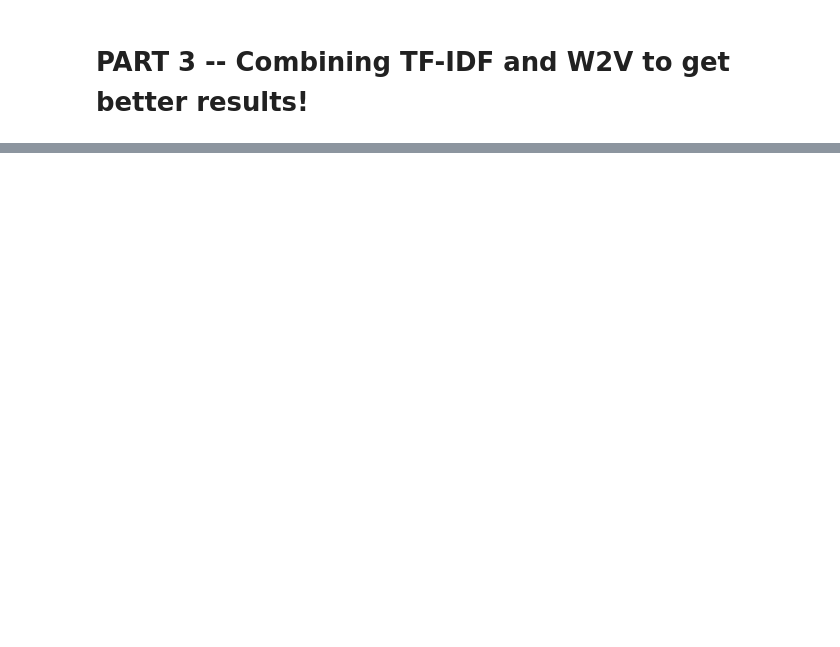
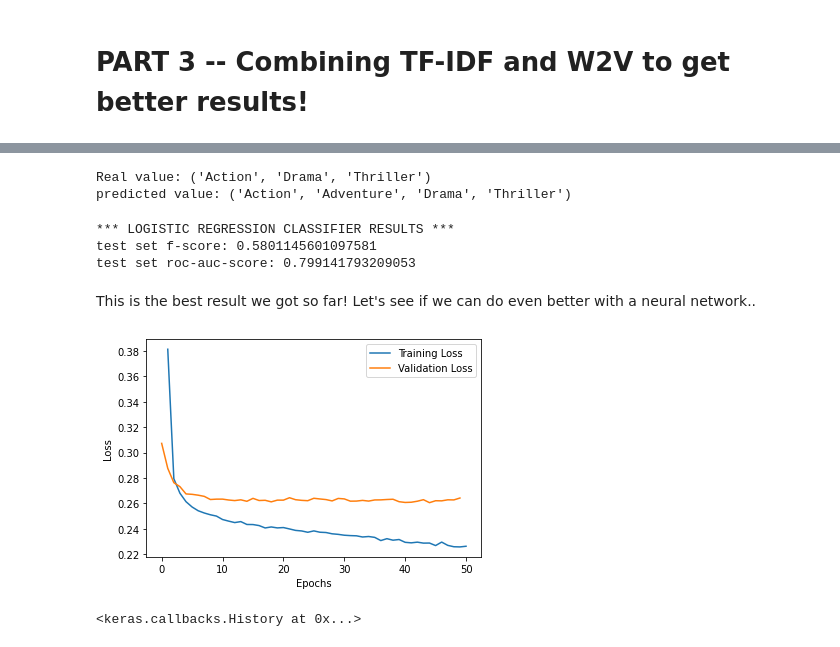
Before and after one commit to arya-araban/Computation-Intelligence-Projects, a Jupyter notebook: project2/Computation_Intelligence_project2_9612762832.ipynb, the cells around one changed output, grey strips where cells are left out. Saved outputs shown, nothing was run; the diff lists cells and outputs as text; code cells hidden in the pictures; blank space fills up the shorter version.

```diff
--- a/project2/Computation_Intelligence_project2_9612762832.ipynb
+++ b/project2/Computation_Intelligence_project2_9612762832.ipynb
@@ -520,0 +560,3 @@ KeyboardInterrupt: ignored
+# %%
+xtrain_tfw2v, xtest_tfw2v, ytrain_tfw2v, ytest_tfw2v = train_test_split(x_vec_tfw2v, y, test_size=0.333, random_state=9) #now do splitting for classification
+                                #note that since parameters same as split above, the y's will be the same as before (ytrain_w2v == ytrain)
@@ -520,0 +565,4 @@ KeyboardInterrupt: ignored
+# %%
+lr = LogisticRegression()
+clf = OneVsRestClassifier(lr)
+clf.fit(xtrain_tfw2v, ytrain_tfw2v)
@@ -520,0 +604,57 @@ KeyboardInterrupt: ignored
+# %%
+nm = 3
+print(f"Real value: {multilabel_binarizer.inverse_transform(ytest_tfw2v)[nm]}")
+print(f"predicted value: {multilabel_binarizer.inverse_transform(y_pred_lr_tst)[nm]}")
+# %% [output]
+Real value: ('Action', 'Drama', 'Thriller')
+predicted value: ('Action', 'Adventure', 'Drama', 'Thriller')
+# %%
+print("*** LOGISTIC REGRESSION CLASSIFIER RESULTS ***")
+print(f"test set f-score: {f1_score(ytest, y_pred_lr_tst, average='micro')}")
+print(f"test set roc-auc-score: {roc_auc_score(ytest, y_pred_lr_tst, average='micro')}")
+# %% [output]
+*** LOGISTIC REGRESSION CLASSIFIER RESULTS ***
+test set f-score: 0.5801145601097581
+test set roc-auc-score: 0.799141793209053
+# %% [markdown]
+This is the best result we got so far! Let's see if we can do even better with a neural network..
+# %%
+NUM_HIDDEN_LAYERS = 2
+LAYER_SIZE = 100
+# %%
+def get_model(n_inputs, n_outputs):
+  model = Sequential()
+  model.add(Dropout(0.2,input_dim=n_inputs))
+  model.add(Dense(LAYER_SIZE, kernel_initializer='glorot_uniform', activation='tanh'))
+  model.add(Dropout(0.2))
+  for _ in range (NUM_HIDDEN_LAYERS-1):
+    model.add(Dense(int(LAYER_SIZE), kernel_initializer='glorot_uniform', activation='tanh'))
+  model.add(Dense(n_outputs, activation='sigmoid'))
+  model.compile(loss='binary_crossentropy', optimizer='Adam',metrics='accuracy')
+  return model
+
+
+x_train, y_train = xtrain_tfw2v, ytrain_tfw2v
+n_inputs, n_outputs = x_train.shape[1], y_train.shape[1]
+
+model = get_model(n_inputs, n_outputs)
+history = model.fit(x_train, y_train, verbose=0, epochs=50, validation_split=0.1)
+# %%
+loss_values = history.history['loss']
+vlloss_values = history.history['val_loss']
+epochs = range(1, len(loss_values)+1)
+
+plt.plot(epochs, loss_values, label='Training Loss')
+plt.plot(vlloss_values, label='Validation Loss')
+plt.xlabel('Epochs')
+plt.ylabel('Loss')
+plt.legend()
+
+plt.show()
+# %% [output]
+[figure, added]
+# %%
+model = get_model(n_inputs, n_outputs)
+model.fit(x_train, y_train, verbose=0, epochs=18)
+# %% [output]
+<keras.callbacks.History at 0x...>
```
Also changed, not shown: parts of 42 cells of this notebook.
